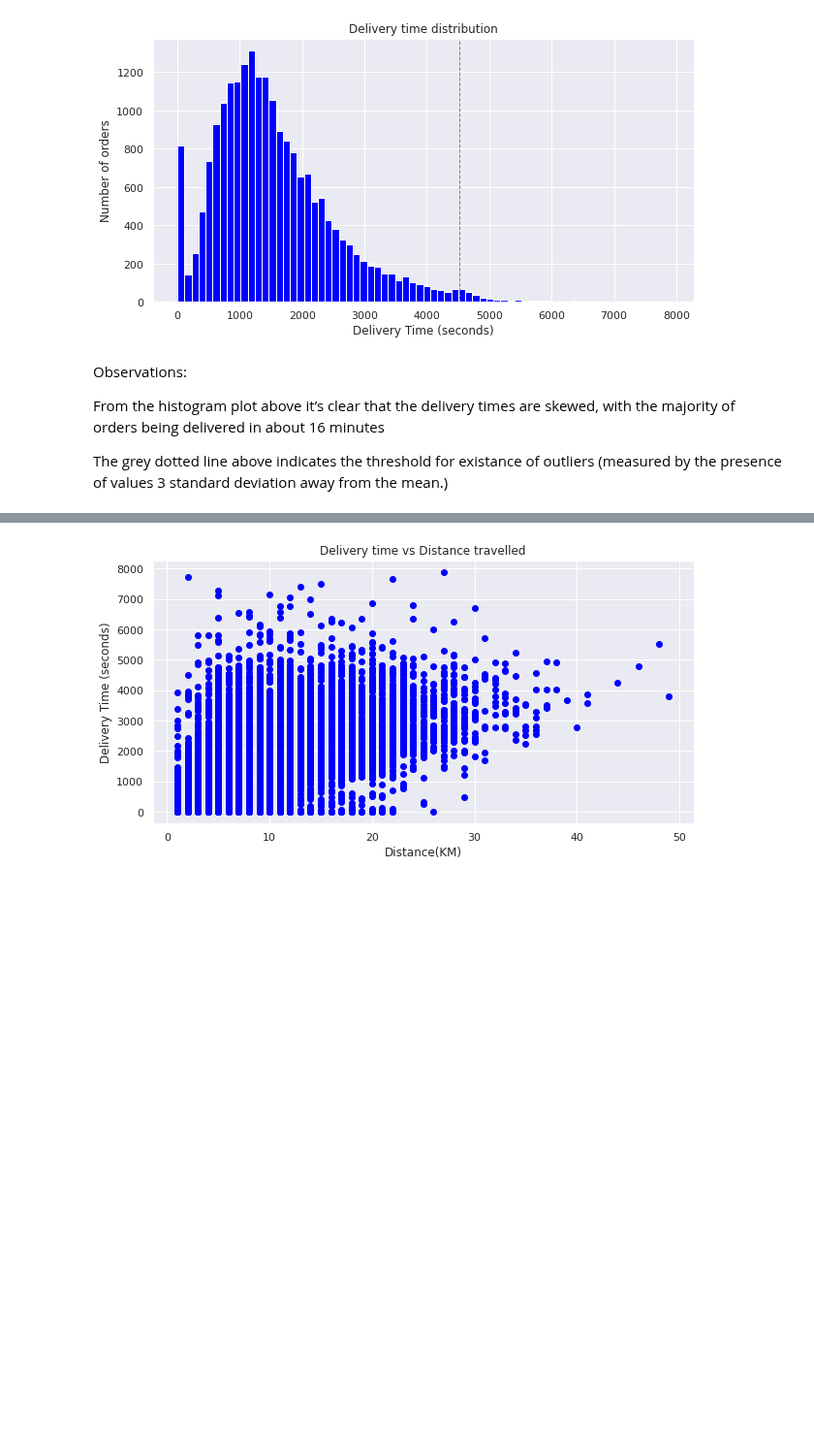
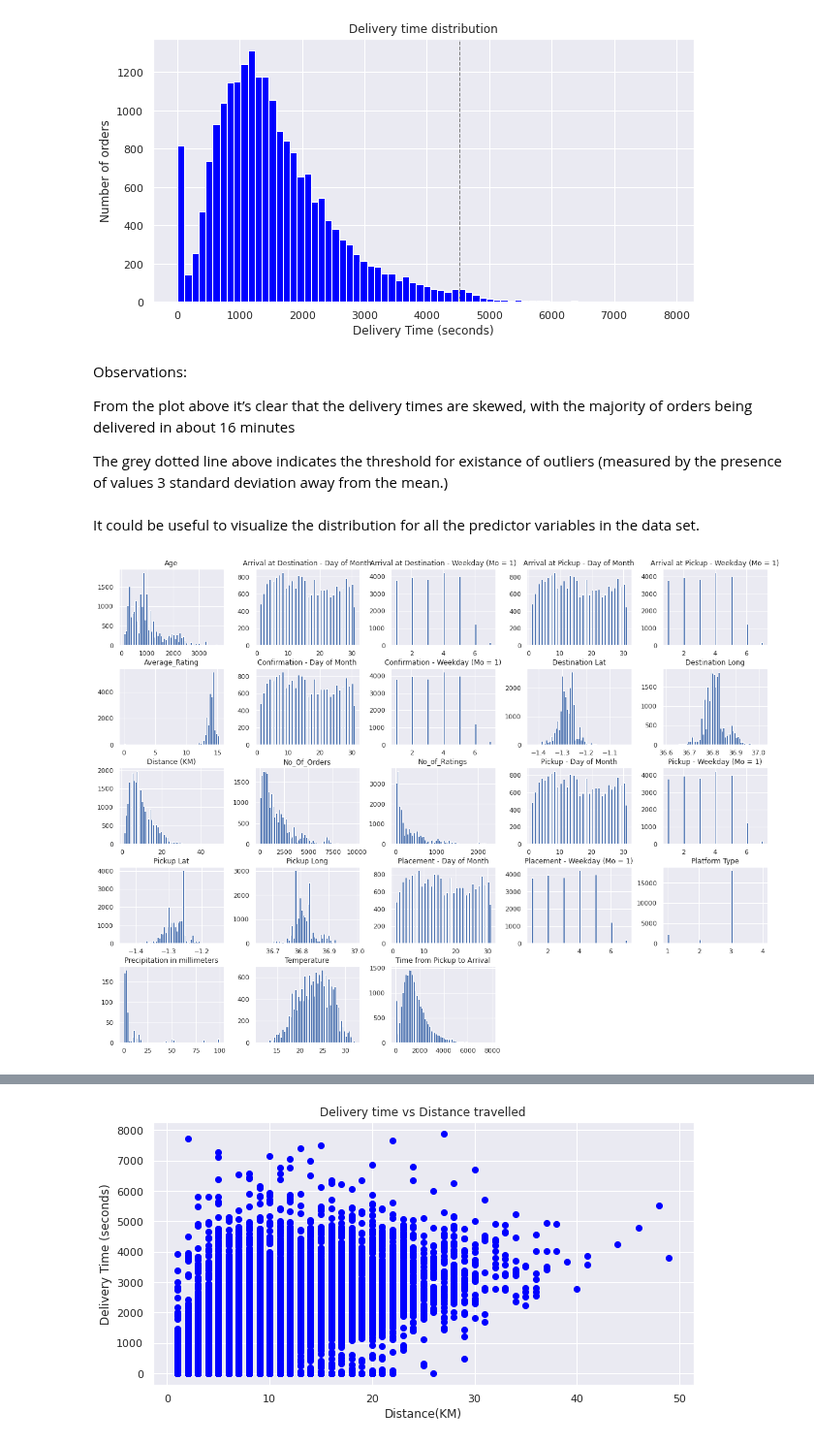
Before and after one commit to NicoleMeinie/Regression, a Jupyter notebook: Zindi.ipynb, the cells around one changed output, grey strips where cells are left out. Shown at 97% size. Cells and saved outputs as stored; diff of their text form; code cells hidden in the pictures; blank space fills up the shorter version.

```diff
--- a/Zindi.ipynb
+++ b/Zindi.ipynb
@@ -111,6 +124,14 @@ plt.show()
 # %% [markdown]
 Observations:
 
-From the histogram plot above it’s clear that the delivery times are skewed, with the majority of orders being delivered in about 16 minutes
+From the plot above it’s clear that the delivery times are skewed, with the majority of orders being delivered in about 16 minutes
 
 The grey dotted line above indicates the threshold for existance of outliers (measured by the presence of values 3 standard deviation away from the mean.)
+# %% [markdown]
+It could be useful to visualize the distribution for all the predictor variables in the data set.
+# %%
+sns.set()
+Train.hist(bins = 60, figsize = (20,15))
+plt.show()
+# %% [output]
+[figure, added]
```
Also changed, not shown: parts of 30 cells of this notebook.
